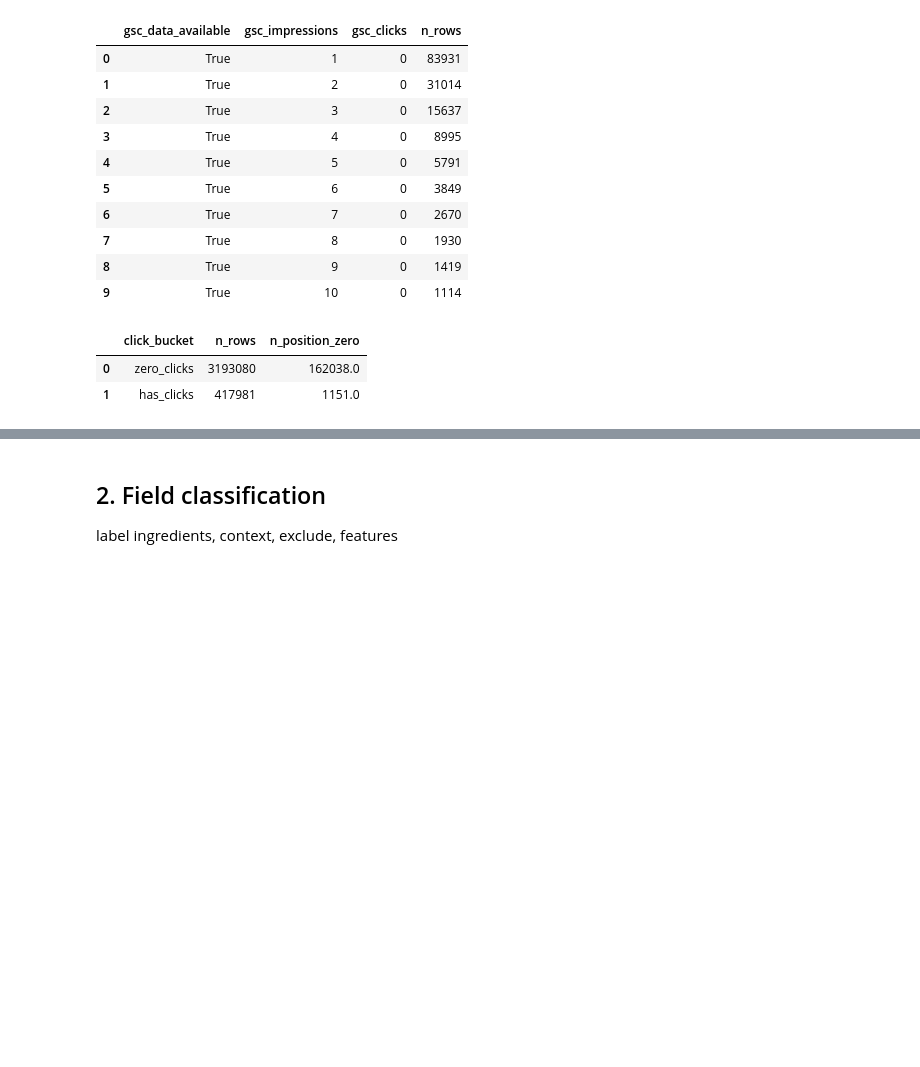
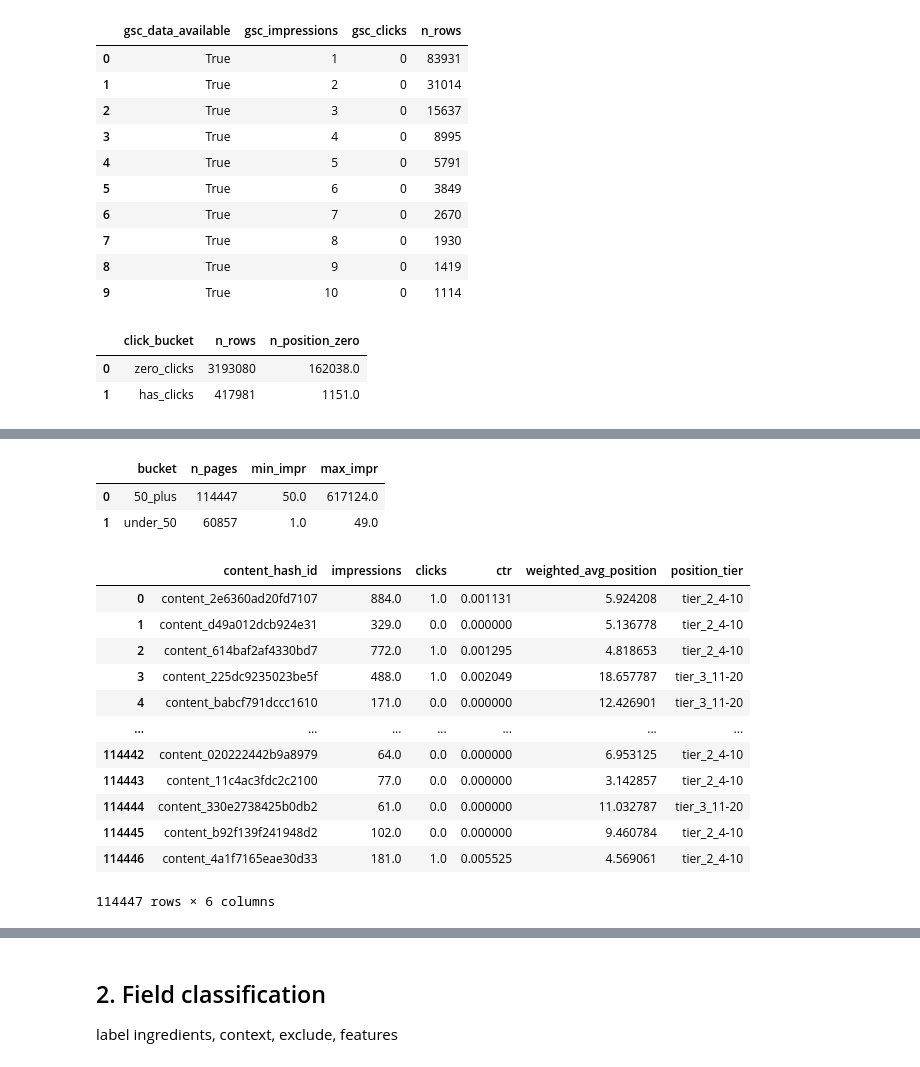
Before and after one commit to AxelYoel/FlyRank-AI-Internship---Axel-Yoel-Chandra, a Jupyter notebook: work/notebooks/w03_data_contract.ipynb, the cells around one changed output, grey strips where cells are left out. Saved outputs shown, nothing was run; the diff lists cells and outputs as text; code cells hidden in the pictures; blank space fills up the shorter version.

```diff
--- a/work/notebooks/w03_data_contract.ipynb
+++ b/work/notebooks/w03_data_contract.ipynb
@@ -193,0 +291,64 @@ con.sql(f"""
+# %%
+con.sql(f"""
+    WITH daily AS (
+        SELECT content_hash_id, gsc_avg_position, gsc_impressions, gsc_clicks
+        FROM read_parquet('{rel}/fact_content_daily_performance/month=2026-03/data_0.parquet')
+        WHERE gsc_data_available = TRUE AND gsc_avg_position > 0 AND gsc_impressions > 0
+    ),
+    rollup AS (
+        SELECT content_hash_id, SUM(gsc_impressions) AS impressions, SUM(gsc_clicks) AS clicks
+        FROM daily GROUP BY content_hash_id
+    )
+    SELECT
+        CASE WHEN impressions < 50 THEN 'under_50' ELSE '50_plus' END AS bucket,
+        COUNT(*) AS n_pages,
+        MIN(impressions) AS min_impr, MAX(impressions) AS max_impr
+    FROM rollup
+    GROUP BY 1
+""").df()
+# %% [output]
+|  | bucket | n_pages | min_impr | max_impr |
+| 0 | 50_plus | 114447 | 50.0 | 617124.0 |
+| 1 | under_50 | 60857 | 1.0 | 49.0 |
+# %%
+con.sql(f"""
+    WITH daily AS (
+        SELECT content_hash_id, gsc_avg_position, gsc_impressions, gsc_clicks
+        FROM read_parquet('{rel}/fact_content_daily_performance/month=2026-03/data_0.parquet')
+        WHERE gsc_data_available = TRUE AND gsc_avg_position > 0 AND gsc_impressions > 0
+    ),
+    rollup AS (
+        SELECT
+            content_hash_id,
+            SUM(gsc_impressions) AS impressions,
+            SUM(gsc_clicks) AS clicks,
+            SUM(gsc_clicks)::DOUBLE / SUM(gsc_impressions) AS ctr,
+            SUM(gsc_avg_position * gsc_impressions) / SUM(gsc_impressions) AS weighted_avg_position
+        FROM daily
+        GROUP BY content_hash_id
+        HAVING SUM(gsc_impressions) >= 50
+    )
+    SELECT
+        *,
+        CASE
+            WHEN weighted_avg_position <= 3 THEN 'tier_1_1-3'
+            WHEN weighted_avg_position <= 10 THEN 'tier_2_4-10'
+            WHEN weighted_avg_position <= 20 THEN 'tier_3_11-20'
+            ELSE 'tier_4_21plus'
+        END AS position_tier
+    FROM rollup
+""").df()
+# %% [output]
+|  | content_hash_id | impressions | clicks | ctr | weighted_avg_position | position_tier |
+| 0 | content_2e6360ad20fd7107 | 884.0 | 1.0 | 0.001131 | 5.924208 | tier_2_4-10 |
+| 1 | content_d49a012dcb924e31 | 329.0 | 0.0 | 0.000000 | 5.136778 | tier_2_4-10 |
+| 2 | content_614baf2af4330bd7 | 772.0 | 1.0 | 0.001295 | 4.818653 | tier_2_4-10 |
+| 3 | content_225dc9235023be5f | 488.0 | 1.0 | 0.002049 | 18.657787 | tier_3_11-20 |
+| 4 | content_babcf791dccc1610 | 171.0 | 0.0 | 0.000000 | 12.426901 | tier_3_11-20 |
+| ... | ... | ... | ... | ... | ... | ... |
+| 114442 | content_020222442b9a8979 | 64.0 | 0.0 | 0.000000 | 6.953125 | tier_2_4-10 |
+| 114443 | content_11c4ac3fdc2c2100 | 77.0 | 0.0 | 0.000000 | 3.142857 | tier_2_4-10 |
+| 114444 | content_330e2738425b0db2 | 61.0 | 0.0 | 0.000000 | 11.032787 | tier_3_11-20 |
+| 114445 | content_b92f139f241948d2 | 102.0 | 0.0 | 0.000000 | 9.460784 | tier_2_4-10 |
+| 114446 | content_4a1f7165eae30d33 | 181.0 | 1.0 | 0.005525 | 4.569061 | tier_2_4-10 |
+114447 rows × 6 columns
```
Also changed, not shown: parts of 7 cells of this notebook.
